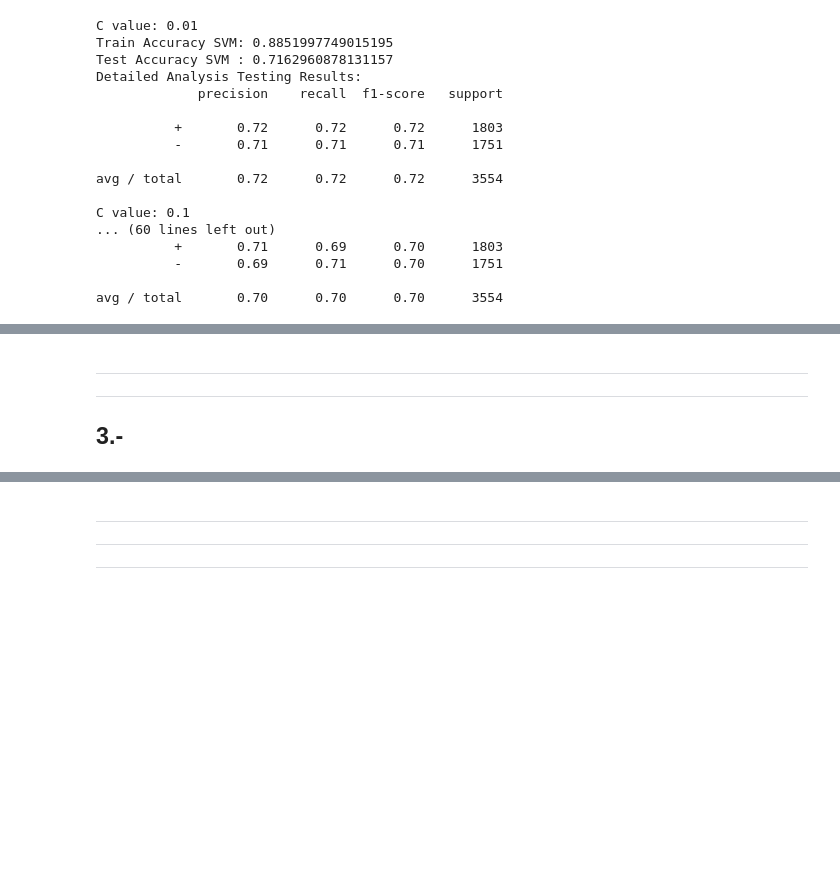
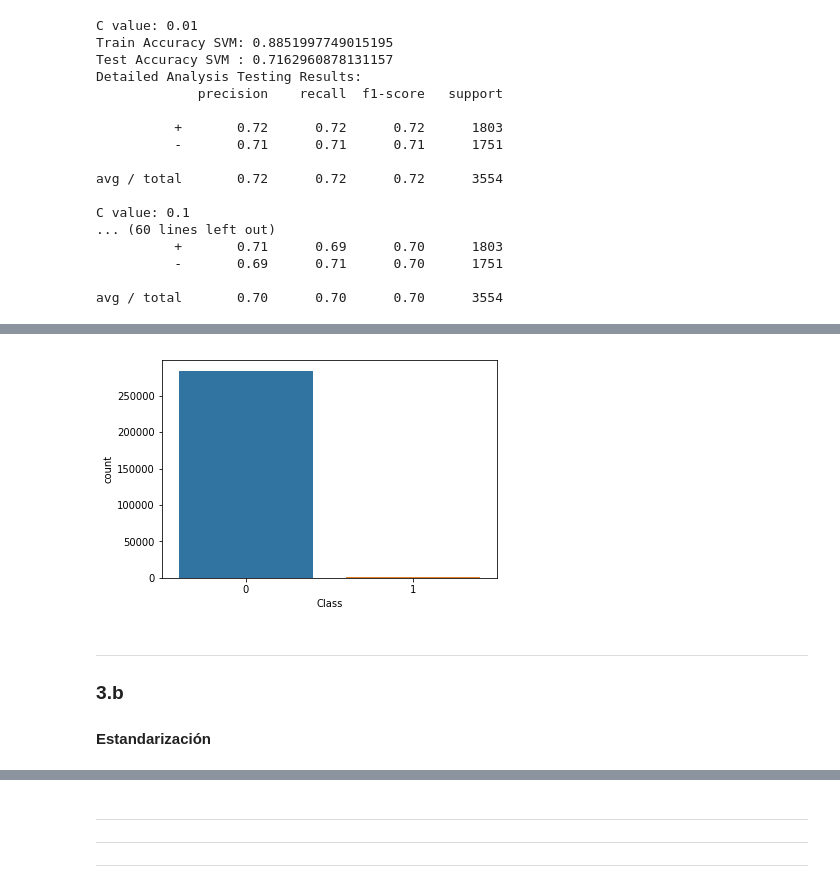
Before and after one commit to vlizanae/INF393, a Jupyter notebook: tarea-2/tarea-2.ipynb, the cells around one changed output, grey strips where cells are left out. Cells and saved outputs as stored; diff of their text form; code cells hidden in the pictures; blank space fills up the shorter version.

```diff
--- a/tarea-2/tarea-2.ipynb
+++ b/tarea-2/tarea-2.ipynb
@@ -497,5 +511,11 @@ avg / total       0.70      0.70      0.70      3554
+# %%
+dt = pd.read_csv("creditcard.csv", header=0)
+sns.countplot("Class", data=dt)
+plt.show()
+# %% [output]
+[figure, added]
 # %% [markdown]
 ---
+### 3.b
 
----
-## 3.-
+#### Estandarización
```
Also changed, not shown: parts of 20 cells of this notebook.
